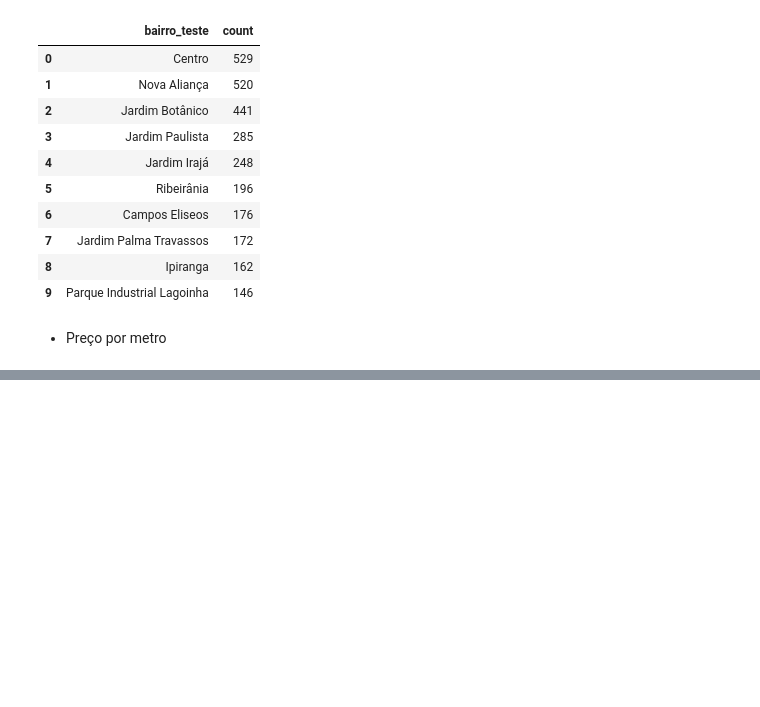
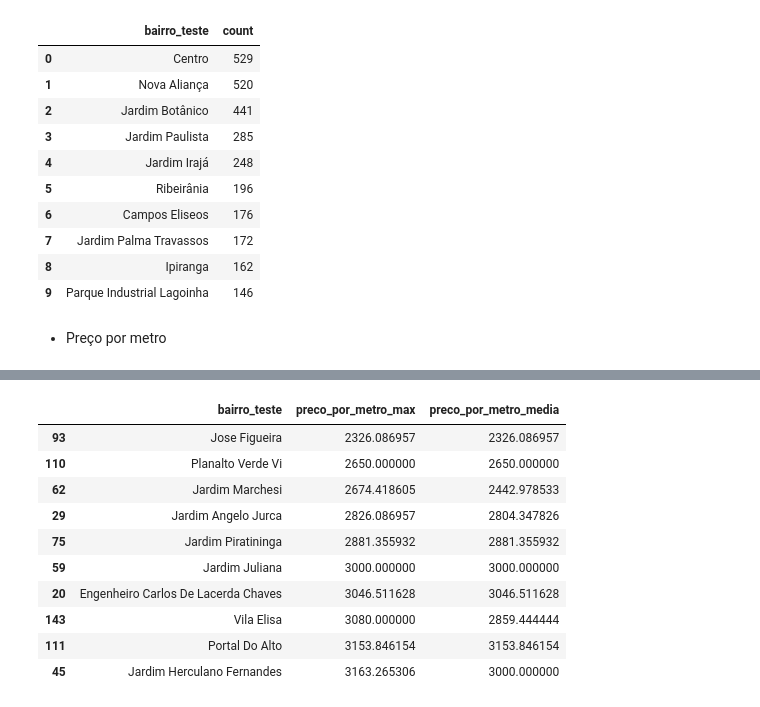
Before and after one commit to rodrigorocha1/extracao_viva_real_selenium, a Jupyter notebook: notebooks_exemplo/analise_exploratoria.ipynb, the cells around one changed output, grey strips where cells are left out. Cells and saved outputs as stored; diff of their text form; code cells hidden in the pictures; blank space fills up the shorter version.

```diff
--- a/notebooks_exemplo/analise_exploratoria.ipynb
+++ b/notebooks_exemplo/analise_exploratoria.ipynb
@@ -334,3 +351,20 @@ df_outliers['bairro_teste'].value_counts().reset_index().nlargest(10, columns=['
+# %%
+df_outliers.groupby('bairro_teste').agg(
+    preco_por_metro_max=('preco_por_metro', 'max'),
+    preco_por_metro_media=('preco_por_metro', 'median')
+).reset_index().nsmallest(10, columns=['preco_por_metro_max'])
+# %% [output]
+|  | bairro_teste | preco_por_metro_max | preco_por_metro_media |
+| 93 | Jose Figueira | 2326.086957 | 2326.086957 |
+| 110 | Planalto Verde Vi | 2650.000000 | 2650.000000 |
+| 62 | Jardim Marchesi | 2674.418605 | 2442.978533 |
+| 29 | Jardim Angelo Jurca | 2826.086957 | 2804.347826 |
+| 75 | Jardim Piratininga | 2881.355932 | 2881.355932 |
+| 59 | Jardim Juliana | 3000.000000 | 3000.000000 |
+| 20 | Engenheiro Carlos De Lacerda Chaves | 3046.511628 | 3046.511628 |
+| 143 | Vila Elisa | 3080.000000 | 2859.444444 |
+| 111 | Portal Do Alto | 3153.846154 | 3153.846154 |
+| 45 | Jardim Herculano Fernandes | 3163.265306 | 3000.000000 |
 # %%
 df_outliers.groupby('bairro_teste').agg(
     preco_por_metro_max=('preco_por_metro', 'max'),
```
Also changed, not shown: parts of 4 cells of this notebook.
